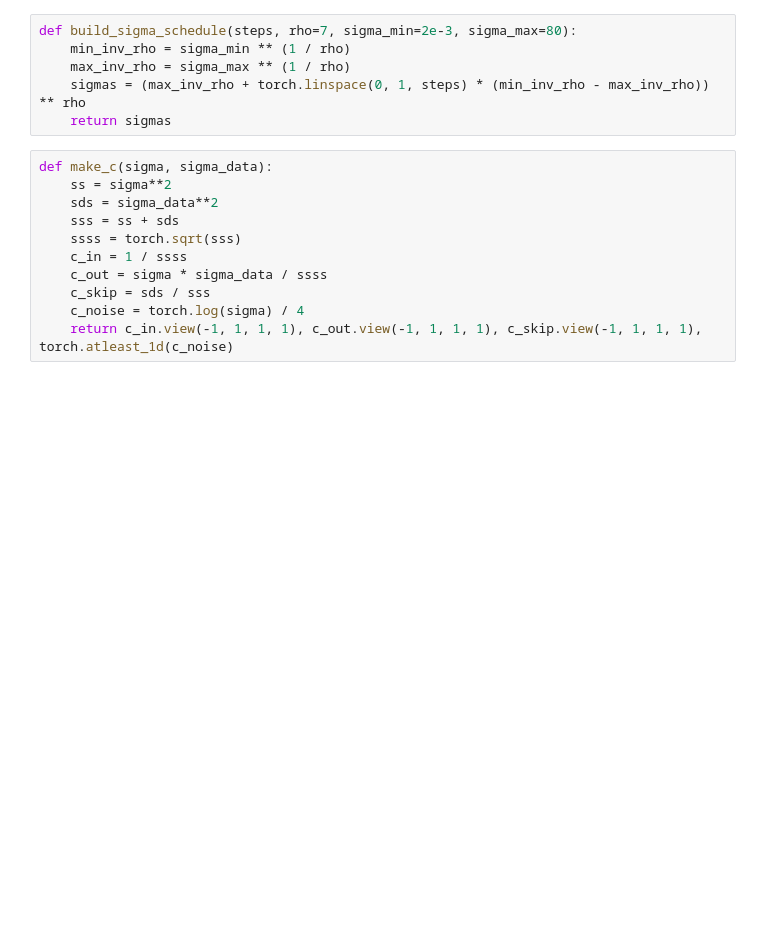
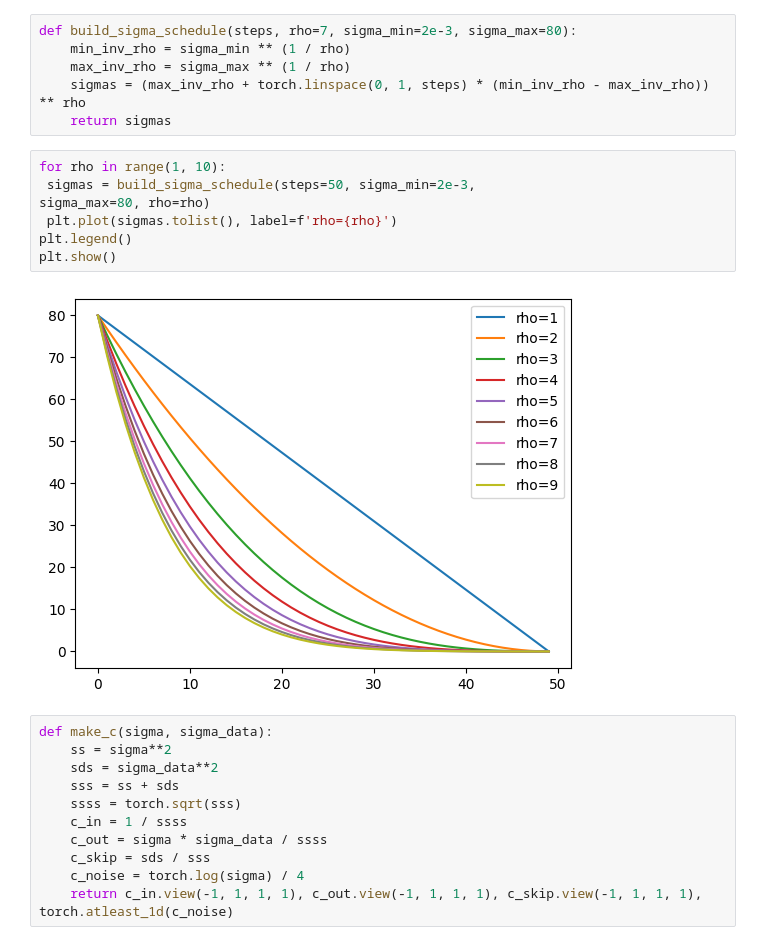
Before and after one commit to ndchikin/diffusion-model-from-scratch, a Jupyter notebook: DiffusionModelFromScratch.ipynb, the cells around one changed output. Saved outputs shown, nothing was run; the diff lists cells and outputs as text; blank space fills up the shorter version.

```diff
--- a/DiffusionModelFromScratch.ipynb
+++ b/DiffusionModelFromScratch.ipynb
@@ -148,6 +164,15 @@ def build_sigma_schedule(steps, rho=7, sigma_min=2e-3, sigma_max=80):
     max_inv_rho = sigma_max ** (1 / rho)
     sigmas = (max_inv_rho + torch.linspace(0, 1, steps) * (min_inv_rho - max_inv_rho)) ** rho
     return sigmas
+# %%
+for rho in range(1, 10):
+ sigmas = build_sigma_schedule(steps=50, sigma_min=2e-3,
+sigma_max=80, rho=rho)
+ plt.plot(sigmas.tolist(), label=f'rho={rho}')
+plt.legend()
+plt.show()
+# %% [output]
+[figure, added]
 # %%
 def make_c(sigma, sigma_data):
     ss = sigma**2
```
Also changed, not shown: parts of 10 cells of this notebook.
